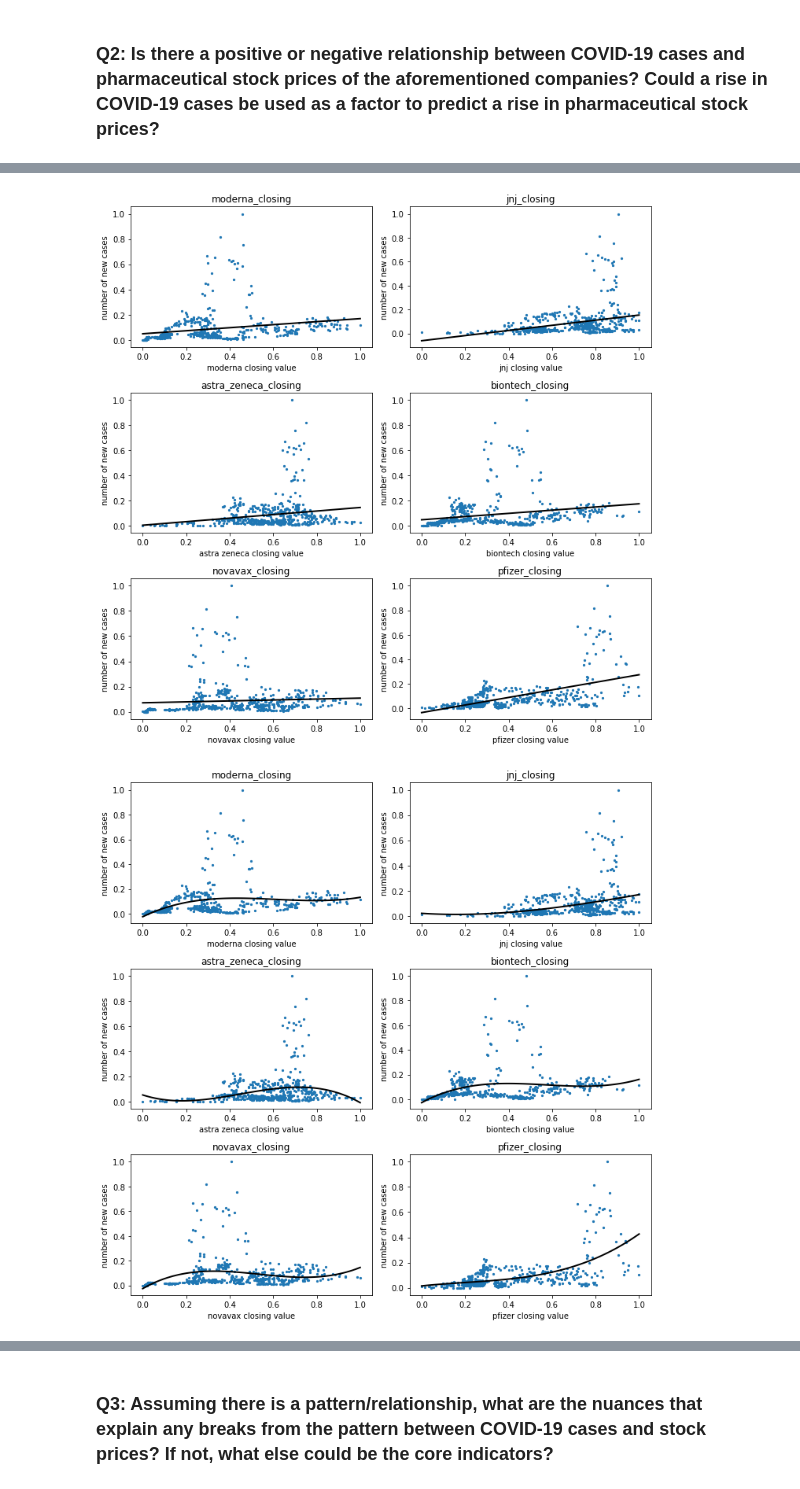
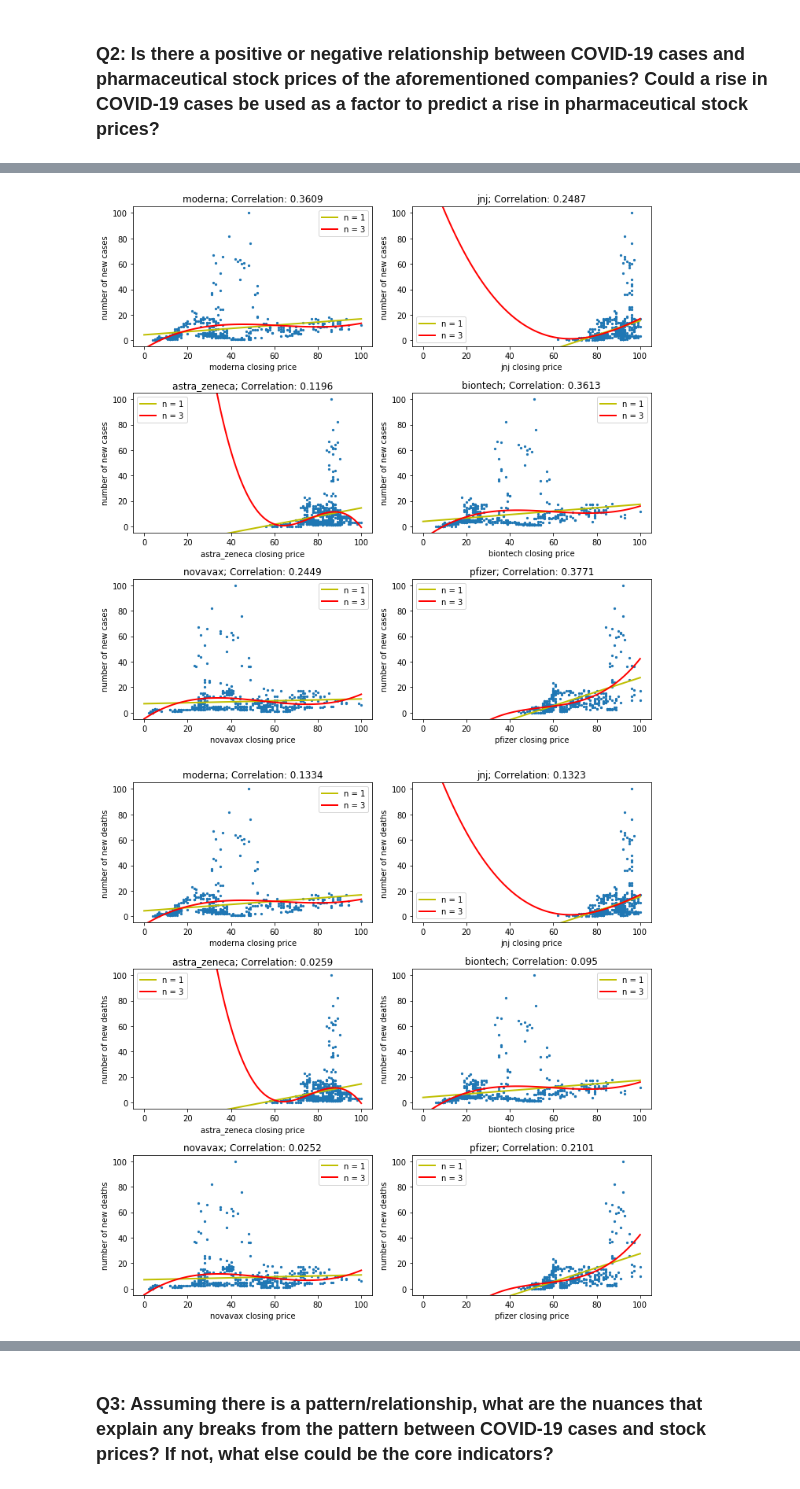
Before and after one commit to yyan17/SIADS-591, a Jupyter notebook: final_report/Vaccine Stock Analysis during the COVID-19 Pandemic.ipynb, the cells around one changed output, grey strips where cells are left out. Cells and saved outputs as stored; diff of their text form; code cells hidden in the pictures.

```diff
--- a/final_report/Vaccine Stock Analysis during the COVID-19 Pandemic.ipynb
+++ b/final_report/Vaccine Stock Analysis during the COVID-19 Pandemic.ipynb
@@ -357,7 +357,7 @@ y = alt.vconcat(charts[3], charts[4], charts[5])
 <h3>Q2: Is there a positive or negative relationship between COVID-19 cases and pharmaceutical stock prices of the aforementioned companies? Could a rise in COVID-19 cases be used as a factor to predict a rise in pharmaceutical stock prices?
 </h3>
 # %%
-columns = ['new_cases', 'moderna_closing_price', 'jnj_closing_price', 'astra_zeneca_closing_price', 'biontech_closing_price', 'novavax_closing_price', 'pfizer_closing_price']
+columns = ['new_cases', 'new_deaths', 'moderna_closing_price', 'jnj_closing_price', 'astra_zeneca_closing_price', 'biontech_closing_price', 'novavax_closing_price', 'pfizer_closing_price']
 q2_df = df_merged[columns].dropna()
 
 fig, axs = plt.subplots(7, figsize=(16, 20))
@@ -384,46 +374,60 @@ Name: new_cases, dtype: float64
 # %%
-mean_normalized_df = (q2_df - q2_df.mean()) / q2_df.std()
-min_max_normalized_df = (q2_df - q2_df.min()) / (q2_df.max() - q2_df.min())
-normalized_df = min_max_normalized_df
+corr = dict(q2_df.corr(method = 'kendall')['new_cases'].drop(labels=['new_cases', 'new_deaths']))
+columns = ['moderna', 'jnj', 'astra_zeneca', 'biontech', 'novavax', 'pfizer']
 
 fig, axes = plt.subplots(3, 2, figsize = (10, 10))
-count = 1
-x_val = np.linspace(0, 1, num=100)
+count = 0
+x_val = np.linspace(0, 100, num=100)
 for i in range(0, 3):
     for j in range(0, 2):
         col_name = columns[count]
-        axes[i][j].scatter(normalized_df[col_name], normalized_df['new_cases'], s=5);
+        axes[i][j].scatter(normalized_df[col_name], normalized_df['cases'], s=5);
 
-        poly = np.poly1d(np.polyfit(normalized_df[col_name], normalized_df['new_cases'], 1))
-        axes[i][j].plot(x_val, poly(x_val), color = "k", lw = 2);
+        poly = np.poly1d(np.polyfit(normalized_df[col_name], normalized_df['cases'], 1))
+        axes[i][j].plot(x_val, poly(x_val), color = "y", lw = 2, label = 'n = 1');
 
-        axes[i][j].set_title(col_name[:len(col_name) - 6]);
-        axes[i][j].set_xlabel(col_name[:len(col_name) - 6].replace("_", " ") + ' value');
+        poly3 = np.poly1d(np.polyfit(normalized_df[col_name], normalized_df['cases'], 3))
+        axes[i][j].plot(x_val, poly3(x_val), color = "r", lw = 2, label = 'n = 3');
+
+        axes[i][j].set_title(col_name + '; Correlation: ' + str(round(corr[col_name + '_closing_price'], 4)));
+        axes[i][j].set_xlabel(col_name + ' closing price');
         axes[i][j].set_ylabel('number of new cases');
+        axes[i][j].set_xlim([-5, 105])
+        axes[i][j].set_ylim([-5, 105])
+        axes[i][j].legend()
         count += 1
 
 fig.tight_layout()
 plt.show()
 # %% [output]
-[figure, old version]
+[figure, new version]
 # %%
+corr = dict(q2_df.corr(method = 'kendall')['new_deaths'].drop(labels=['new_cases', 'new_deaths']))
+columns = ['moderna', 'jnj', 'astra_zeneca', 'biontech', 'novavax', 'pfizer']
+
 fig, axes = plt.subplots(3, 2, figsize = (10, 10))
-count = 1
-x_val = np.linspace(0, 1, num=100)
+count = 0
+x_val = np.linspace(0, 100, num=100)
 for i in range(0, 3):
     for j in range(0, 2):
         col_name = columns[count]
-        axes[i][j].scatter(normalized_df[col_name], normalized_df['new_cases'], s=5);
+        axes[i][j].scatter(normalized_df[col_name], normalized_df['cases'], s=5);
 
-        poly = np.poly1d(np.polyfit(normalized_df[col_name], normalized_df['new_cases'], 3))
-        axes[i][j].plot(x_val, poly(x_val), color = "k", lw = 2);
+        poly = np.poly1d(np.polyfit(normalized_df[col_name], normalized_df['cases'], 1))
+        axes[i][j].plot(x_val, poly(x_val), color = "y", lw = 2, label = 'n = 1');
 
-        axes[i][j].set_title(col_name[:len(col_name) - 6]);
-        axes[i][j].set_xlabel(col_name[:len(col_name) - 6].replace("_", " ") + ' value');
-        axes[i][j].set_ylabel('number of new cases');
+        poly3 = np.poly1d(np.polyfit(normalized_df[col_name], normalized_df['cases'], 3))
+        axes[i][j].plot(x_val, poly3(x_val), color = "r", lw = 2, label = 'n = 3');
+
+        axes[i][j].set_title(col_name + '; Correlation: ' + str(round(corr[col_name + '_closing_price'], 4)));
+        axes[i][j].set_xlabel(col_name + ' closing price');
+        axes[i][j].set_ylabel('number of new deaths');
+        axes[i][j].set_xlim([-5, 105])
+        axes[i][j].set_ylim([-5, 105])
+        axes[i][j].legend()
         count += 1
 
 fig.tight_layout()
 plt.show()
 # %% [output]
-[figure, old version]
+[figure, new version]
```
Also changed, not shown: parts of 4 cells of this notebook, 2 other files.
